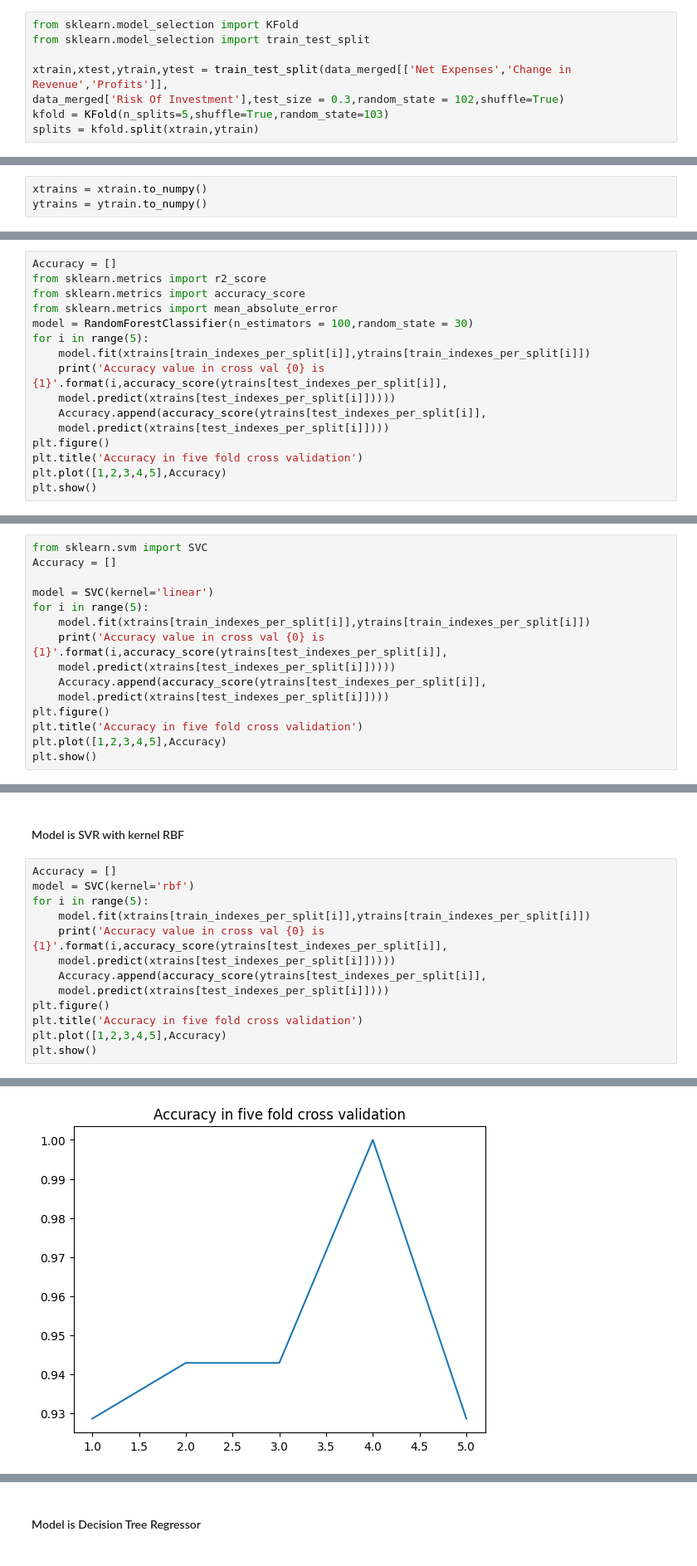
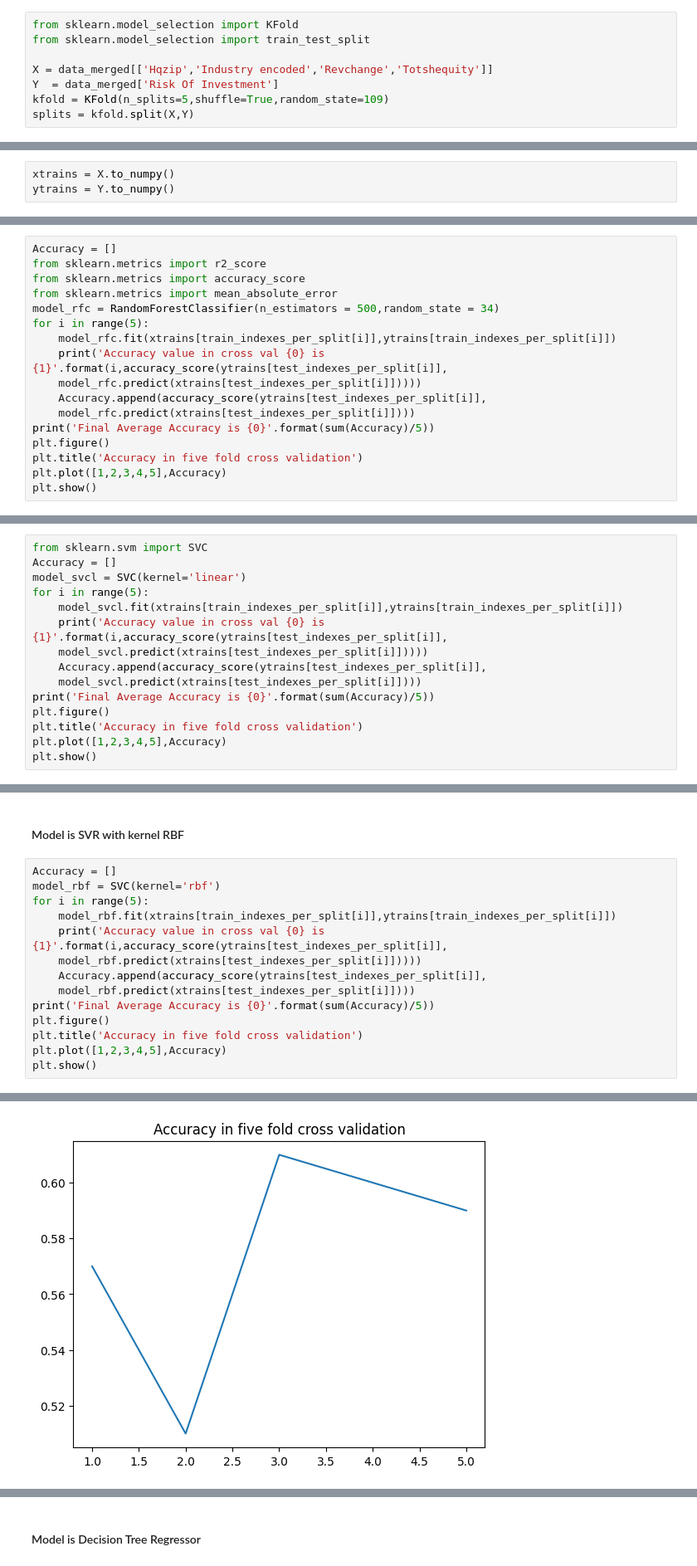
Before and after one commit to arjun8009/Python-Exeter, a Jupyter notebook: Learning Form Data ECMM445-CA1.ipynb, the cells around one changed output, grey strips where cells are left out. Shown at 83% size. Saved outputs shown, nothing was run; the diff lists cells and outputs as text.

```diff
--- a/Learning Form Data ECMM445-CA1.ipynb
+++ b/Learning Form Data ECMM445-CA1.ipynb
@@ -1057,10 +1048,10 @@ plt.show()
 from sklearn.model_selection import KFold
 from sklearn.model_selection import train_test_split
 
-xtrain,xtest,ytrain,ytest = train_test_split(data_merged[['Net Expenses','Change in Revenue','Profits']],
-data_merged['Risk Of Investment'],test_size = 0.3,random_state = 102,shuffle=True)
-kfold = KFold(n_splits=5,shuffle=True,random_state=103)
-splits = kfold.split(xtrain,ytrain)
+X = data_merged[['Hqzip','Industry encoded','Revchange','Totshequity']]
+Y  = data_merged['Risk Of Investment']
+kfold = KFold(n_splits=5,shuffle=True,random_state=109)
+splits = kfold.split(X,Y)
 # %%
 train_indexes_per_split = []
 test_indexes_per_split = []
@@ -1068,8 +1059,8 @@ for n,(train_index,test_index) in enumerate(splits):
     train_indexes_per_split.append(train_index)
     test_indexes_per_split.append(test_index)
 # %%
-xtrains = xtrain.to_numpy()
-ytrains = ytrain.to_numpy()
+xtrains = X.to_numpy()
+ytrains = Y.to_numpy()
 # %% [markdown]
 #### Model is Random Forest Regressor with n_estimators = 100
 # %%
@@ -1077,13 +1068,14 @@ Accuracy = []
 from sklearn.metrics import r2_score
 from sklearn.metrics import accuracy_score
 from sklearn.metrics import mean_absolute_error
-model = RandomForestClassifier(n_estimators = 100,random_state = 30)
+model_rfc = RandomForestClassifier(n_estimators = 500,random_state = 34)
 for i in range(5):
-    model.fit(xtrains[train_indexes_per_split[i]],ytrains[train_indexes_per_split[i]])
+    model_rfc.fit(xtrains[train_indexes_per_split[i]],ytrains[train_indexes_per_split[i]])
     print('Accuracy value in cross val {0} is {1}'.format(i,accuracy_score(ytrains[test_indexes_per_split[i]],
-    model.predict(xtrains[test_indexes_per_split[i]]))))
+    model_rfc.predict(xtrains[test_indexes_per_split[i]]))))
     Accuracy.append(accuracy_score(ytrains[test_indexes_per_split[i]],
-    model.predict(xtrains[test_indexes_per_split[i]])))
+    model_rfc.predict(xtrains[test_indexes_per_split[i]])))
+print('Final Average Accuracy is {0}'.format(sum(Accuracy)/5))
 plt.figure()
 plt.title('Accuracy in five fold cross validation')
 plt.plot([1,2,3,4,5],Accuracy)
@@ -1104,14 +1093,14 @@ accuracy score in test set is 0.9466666666666667
 # %%
 from sklearn.svm import SVC
 Accuracy = []
-
-model = SVC(kernel='linear')
+model_svcl = SVC(kernel='linear')
 for i in range(5):
-    model.fit(xtrains[train_indexes_per_split[i]],ytrains[train_indexes_per_split[i]])
+    model_svcl.fit(xtrains[train_indexes_per_split[i]],ytrains[train_indexes_per_split[i]])
     print('Accuracy value in cross val {0} is {1}'.format(i,accuracy_score(ytrains[test_indexes_per_split[i]],
-    model.predict(xtrains[test_indexes_per_split[i]]))))
+    model_svcl.predict(xtrains[test_indexes_per_split[i]]))))
     Accuracy.append(accuracy_score(ytrains[test_indexes_per_split[i]],
-    model.predict(xtrains[test_indexes_per_split[i]])))
+    model_svcl.predict(xtrains[test_indexes_per_split[i]])))
+print('Final Average Accuracy is {0}'.format(sum(Accuracy)/5))
 plt.figure()
 plt.title('Accuracy in five fold cross validation')
 plt.plot([1,2,3,4,5],Accuracy)
@@ -1131,13 +1119,14 @@ accuracy score in test set is 0.9466666666666667
 #### Model is SVR with kernel RBF
 # %%
 Accuracy = []
-model = SVC(kernel='rbf')
+model_rbf = SVC(kernel='rbf')
 for i in range(5):
-    model.fit(xtrains[train_indexes_per_split[i]],ytrains[train_indexes_per_split[i]])
+    model_rbf.fit(xtrains[train_indexes_per_split[i]],ytrains[train_indexes_per_split[i]])
     print('Accuracy value in cross val {0} is {1}'.format(i,accuracy_score(ytrains[test_indexes_per_split[i]],
-    model.predict(xtrains[test_indexes_per_split[i]]))))
+    model_rbf.predict(xtrains[test_indexes_per_split[i]]))))
     Accuracy.append(accuracy_score(ytrains[test_indexes_per_split[i]],
-    model.predict(xtrains[test_indexes_per_split[i]])))
+    model_rbf.predict(xtrains[test_indexes_per_split[i]])))
+print('Final Average Accuracy is {0}'.format(sum(Accuracy)/5))
 plt.figure()
 plt.title('Accuracy in five fold cross validation')
 plt.plot([1,2,3,4,5],Accuracy)
@@ -1151 +1141 @@ Accuracy value in cross val 4 is 0.9285714285714286
-[figure, old version]
+[figure, new version]
```
Also changed, not shown: parts of 32 cells of this notebook.
